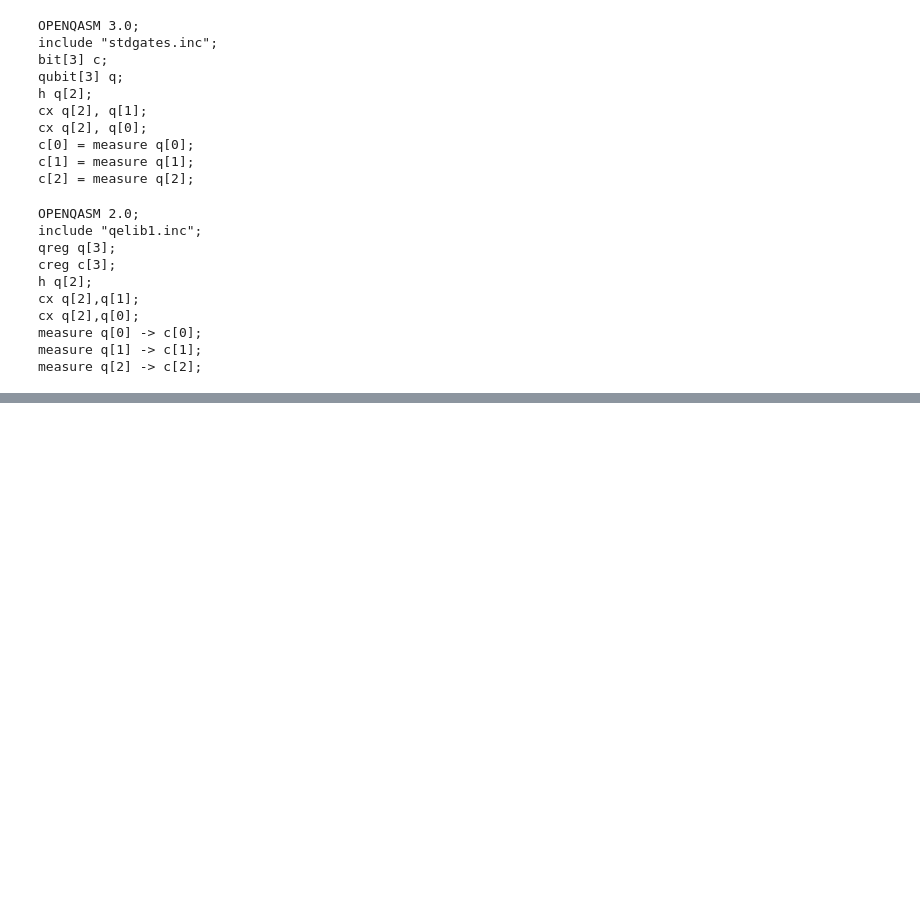
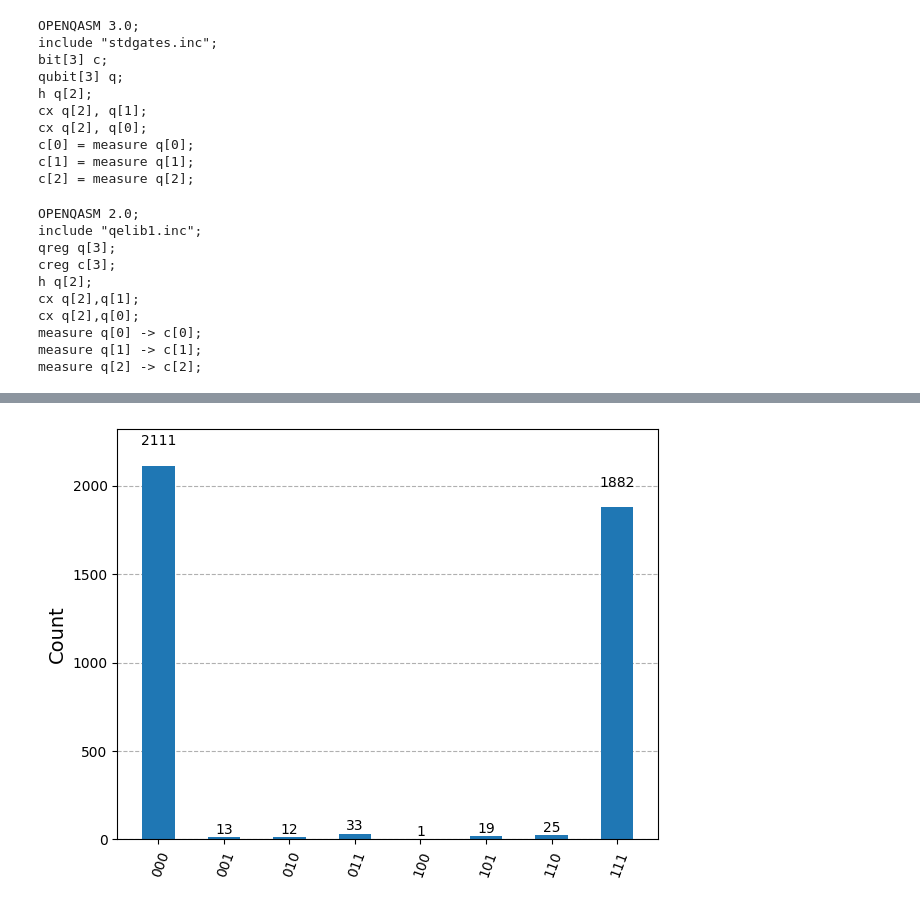
Before and after one commit to babldev/qiskit-hacking, a Jupyter notebook: qiskit.ipynb, the cells around one changed output, grey strips where cells are left out. Saved outputs shown, nothing was run; the diff lists cells and outputs as text; code cells hidden in the pictures; blank space fills up the shorter version.

```diff
--- a/qiskit.ipynb
+++ b/qiskit.ipynb
@@ -65,0 +71,5 @@ SamplerPubResult(data=DataBin(c=BitArray(<shape=(), num_shots=1024, num_bits=3>)
+# %%
+from qiskit_ibm_runtime import QiskitRuntimeService
+from qiskit_ibm_runtime import QiskitRuntimeService, SamplerV2 as Sampler
+
+service = QiskitRuntimeService()
@@ -65,0 +91,12 @@ SamplerPubResult(data=DataBin(c=BitArray(<shape=(), num_shots=1024, num_bits=3>)
+# %%
+
+pass_manager = generate_preset_pass_manager(
+    optimization_level=2, backend=backend)
+isa_circuit = pass_manager.run(circuit)
+sampler = Sampler(backend)
+job = sampler.run([isa_circuit])
+result = job.result()
+# %%
+sampler_result = result[0]
+counts = sampler_result.data.c.get_counts()
+counts
@@ -65,0 +112,5 @@ SamplerPubResult(data=DataBin(c=BitArray(<shape=(), num_shots=1024, num_bits=3>)
+# %%
+
+plot_histogram(counts)
+# %% [output]
+[figure, added]
```
Also changed, not shown: parts of 7 cells of this notebook.
